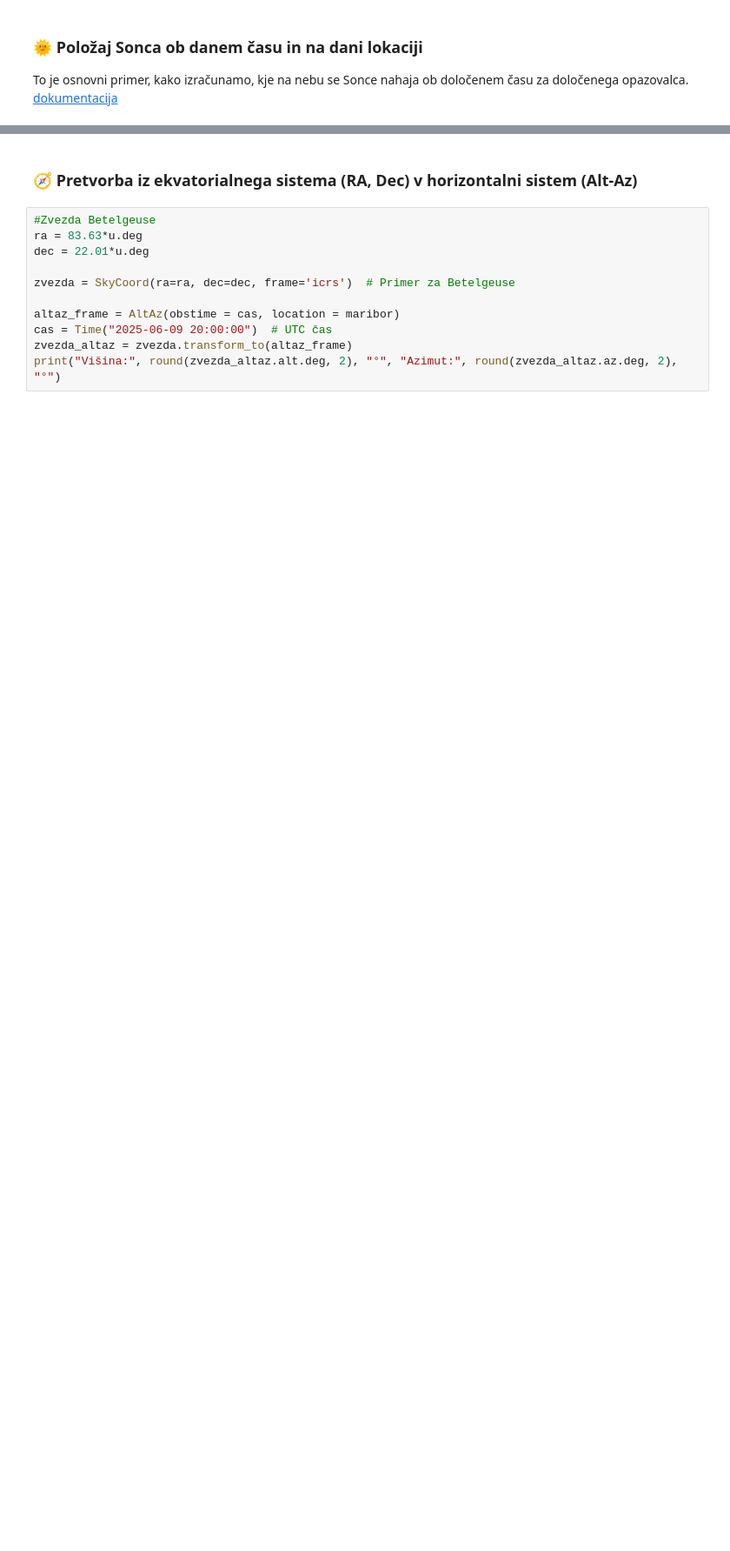
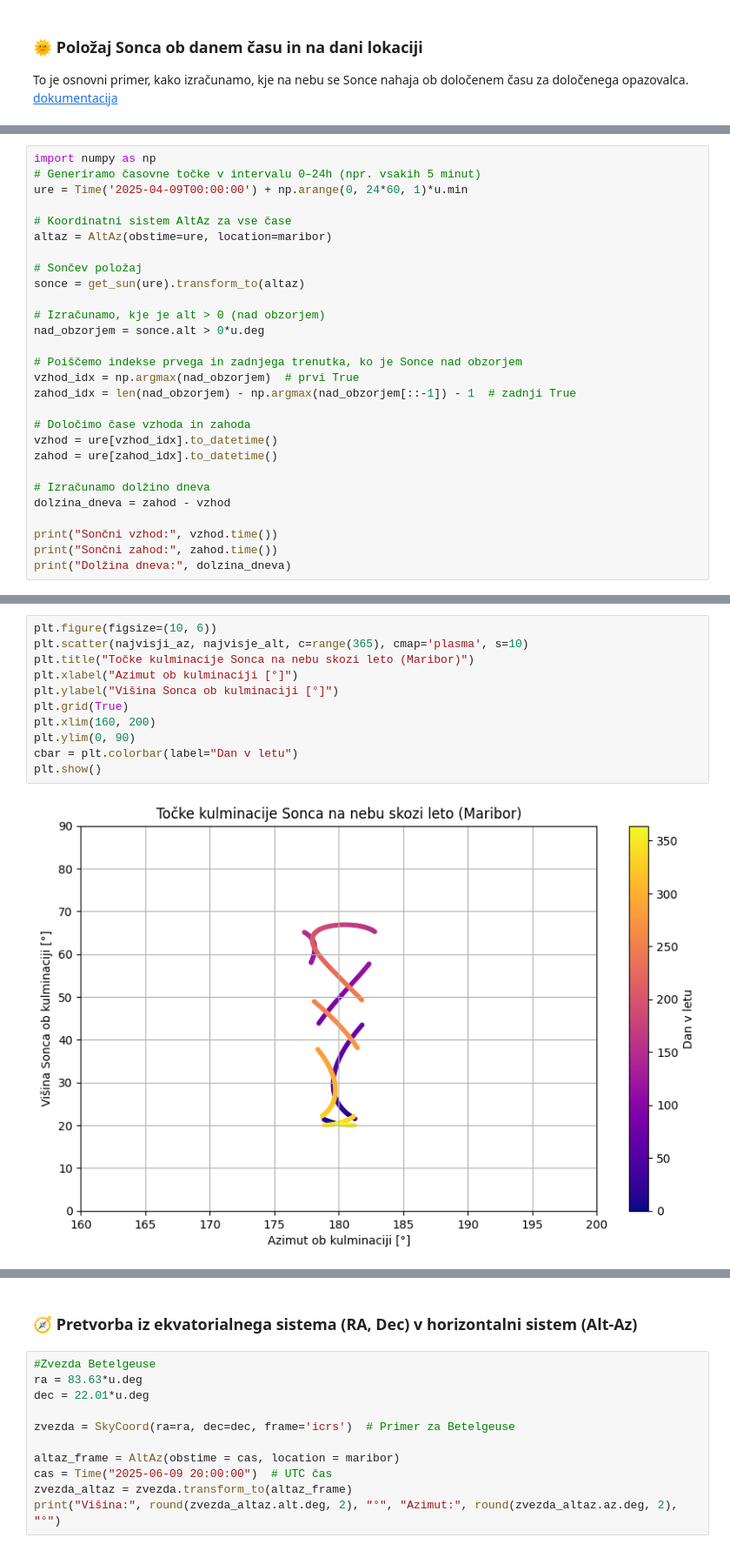
Before and after one commit to ReneMarkovic/colab_notebooks, a Jupyter notebook: Didaktika_astronomije.ipynb, the cells around one changed output, grey strips where cells are left out. Shown at 87% size. Cells and saved outputs as stored; diff of their text form; blank space fills up the shorter version.

```diff
--- a/Didaktika_astronomije.ipynb
+++ b/Didaktika_astronomije.ipynb
@@ -204,0 +253,28 @@ Višina Sonca: -22.6 ° Azimut: 311.0 °
+# %%
+import numpy as np
+# Generiramo časovne točke v intervalu 0–24h (npr. vsakih 5 minut)
+ure = Time('2025-04-09T00:00:00') + np.arange(0, 24*60, 1)*u.min
+
+# Koordinatni sistem AltAz za vse čase
+altaz = AltAz(obstime=ure, location=maribor)
+
+# Sončev položaj
+sonce = get_sun(ure).transform_to(altaz)
+
+# Izračunamo, kje je alt > 0 (nad obzorjem)
+nad_obzorjem = sonce.alt > 0*u.deg
+
+# Poiščemo indekse prvega in zadnjega trenutka, ko je Sonce nad obzorjem
+vzhod_idx = np.argmax(nad_obzorjem)  # prvi True
+zahod_idx = len(nad_obzorjem) - np.argmax(nad_obzorjem[::-1]) - 1  # zadnji True
+
+# Določimo čase vzhoda in zahoda
+vzhod = ure[vzhod_idx].to_datetime()
+zahod = ure[zahod_idx].to_datetime()
+
+# Izračunamo dolžino dneva
+dolzina_dneva = zahod - vzhod
+
+print("Sončni vzhod:", vzhod.time())
+print("Sončni zahod:", zahod.time())
+print("Dolžina dneva:", dolzina_dneva)
@@ -204,0 +333,13 @@ Višina Sonca: -22.6 ° Azimut: 311.0 °
+# %%
+plt.figure(figsize=(10, 6))
+plt.scatter(najvisji_az, najvisje_alt, c=range(365), cmap='plasma', s=10)
+plt.title("Točke kulminacije Sonca na nebu skozi leto (Maribor)")
+plt.xlabel("Azimut ob kulminaciji [°]")
+plt.ylabel("Višina Sonca ob kulminaciji [°]")
+plt.grid(True)
+plt.xlim(160, 200)
+plt.ylim(0, 90)
+cbar = plt.colorbar(label="Dan v letu")
+plt.show()
+# %% [output]
+[figure, added]
```
Also changed, not shown: parts of 13 cells of this notebook.
